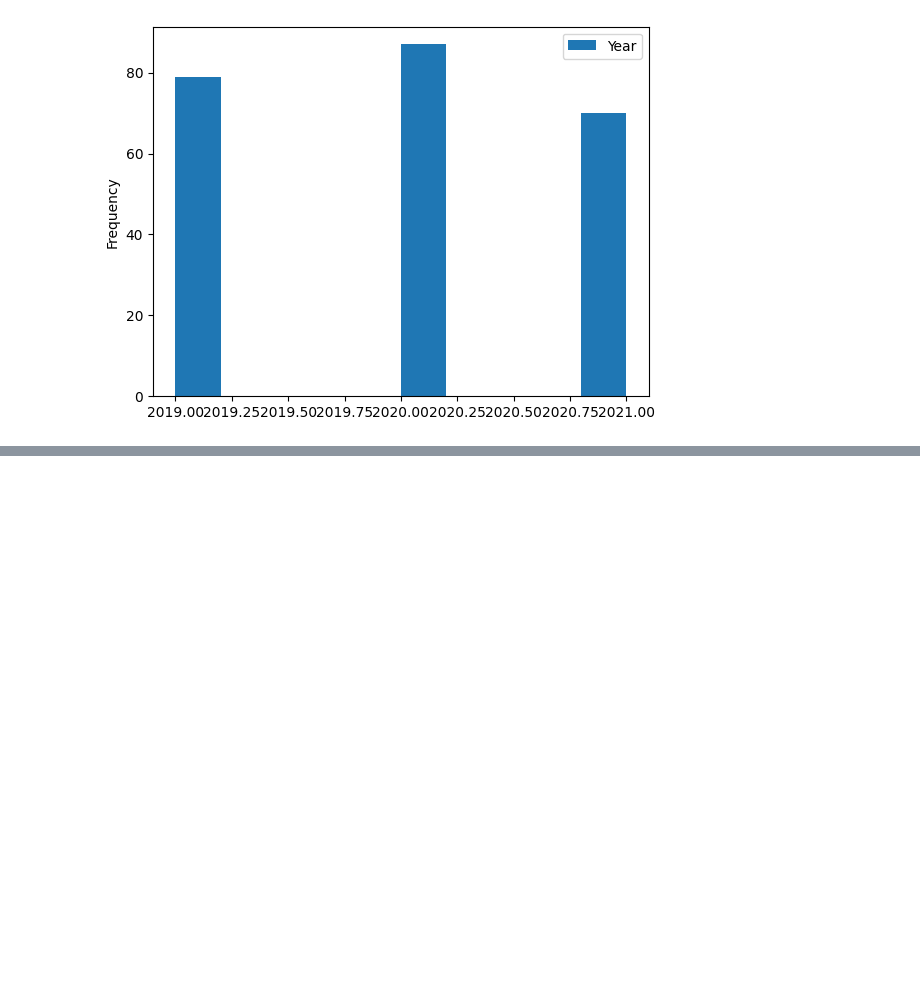
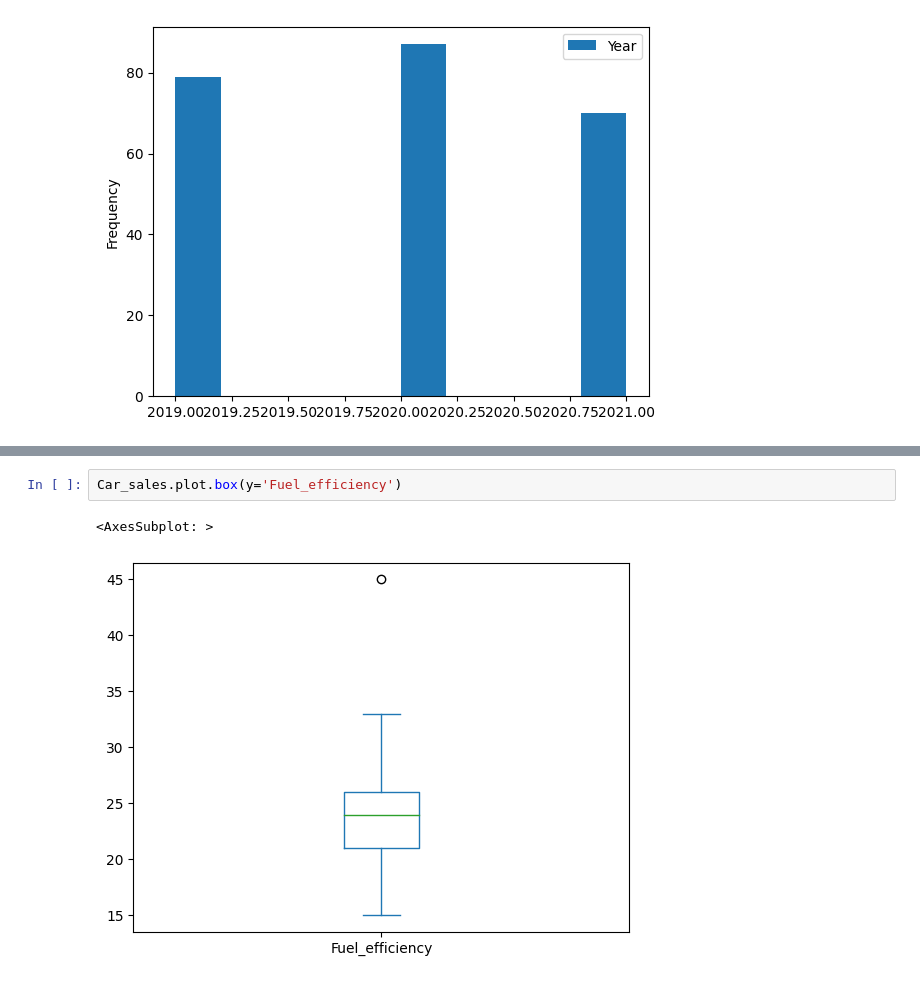
Before and after one commit to ucamps/bigData-Unai-Isaac, a Jupyter notebook: coche.ipynb, the cells around one changed output, grey strips where cells are left out. Saved outputs shown, nothing was run; the diff lists cells and outputs as text; blank space fills up the shorter version.

```diff
--- a/coche.ipynb
+++ b/coche.ipynb
@@ -68,0 +74,5 @@ plt.show()
+# %%
+Car_sales.plot.box(y='Fuel_efficiency')
+# %% [output]
+<AxesSubplot: >
+[figure, added]
```
Also changed, not shown: parts of 2 cells of this notebook.
